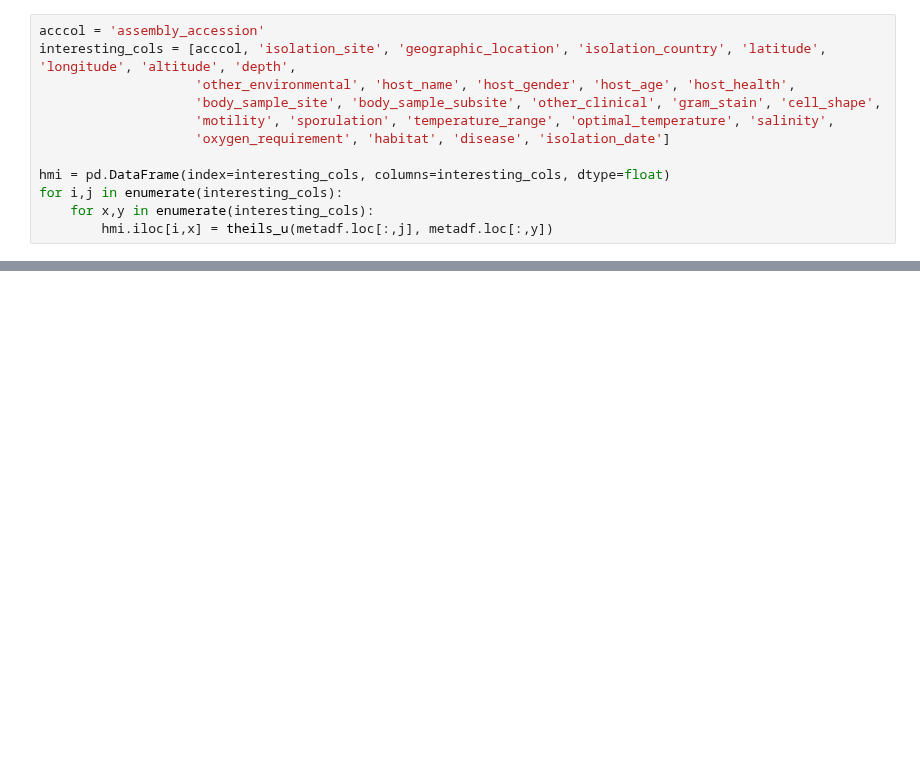
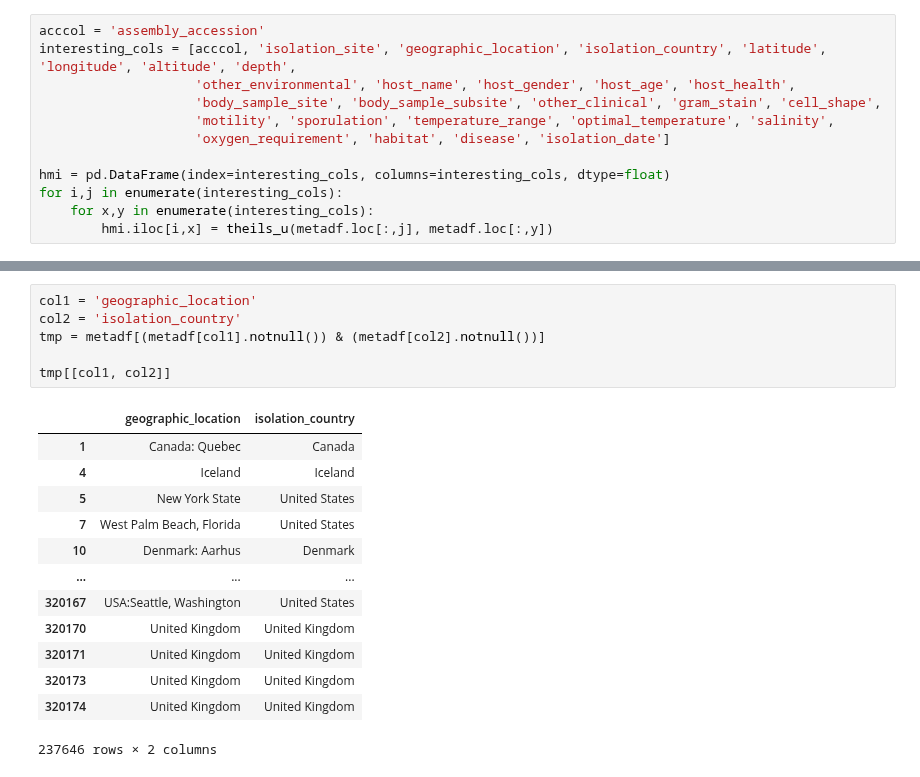
Before and after one commit to linsalrob/PhispyAnalysis, a Jupyter notebook: DataAnalysis/RAST Metadata Explorer.ipynb, the cells around one changed output, grey strips where cells are left out. Saved outputs shown, nothing was run; the diff lists cells and outputs as text; blank space fills up the shorter version.

```diff
--- a/DataAnalysis/RAST Metadata Explorer.ipynb
+++ b/DataAnalysis/RAST Metadata Explorer.ipynb
@@ -382,0 +233,20 @@ tmp[[col1, col2]]
+# %%
+col1 = 'geographic_location'
+col2 = 'isolation_country'
+tmp = metadf[(metadf[col1].notnull()) & (metadf[col2].notnull())]
+
+tmp[[col1, col2]]
+# %% [output]
+|  | geographic_location | isolation_country |
+| 1 | Canada: Quebec | Canada |
+| 4 | Iceland | Iceland |
+| 5 | New York State | United States |
+| 7 | West Palm Beach, Florida | United States |
+| 10 | Denmark: Aarhus | Denmark |
+| ... | ... | ... |
+| 320167 | USA:Seattle, Washington | United States |
+| 320170 | United Kingdom | United Kingdom |
+| 320171 | United Kingdom | United Kingdom |
+| 320173 | United Kingdom | United Kingdom |
+| 320174 | United Kingdom | United Kingdom |
+237646 rows × 2 columns
```
Also changed, not shown: parts of 18 cells of this notebook, 11 other files.
